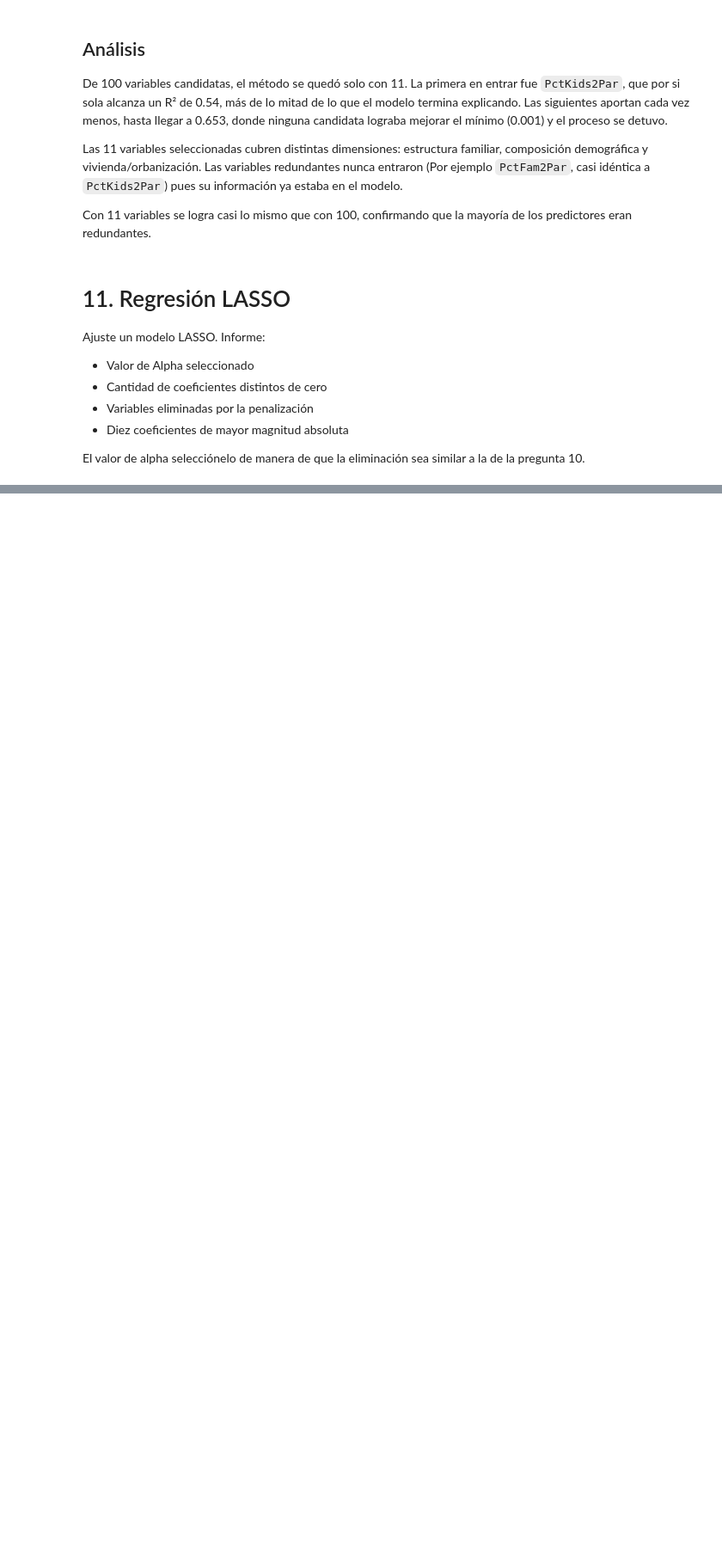
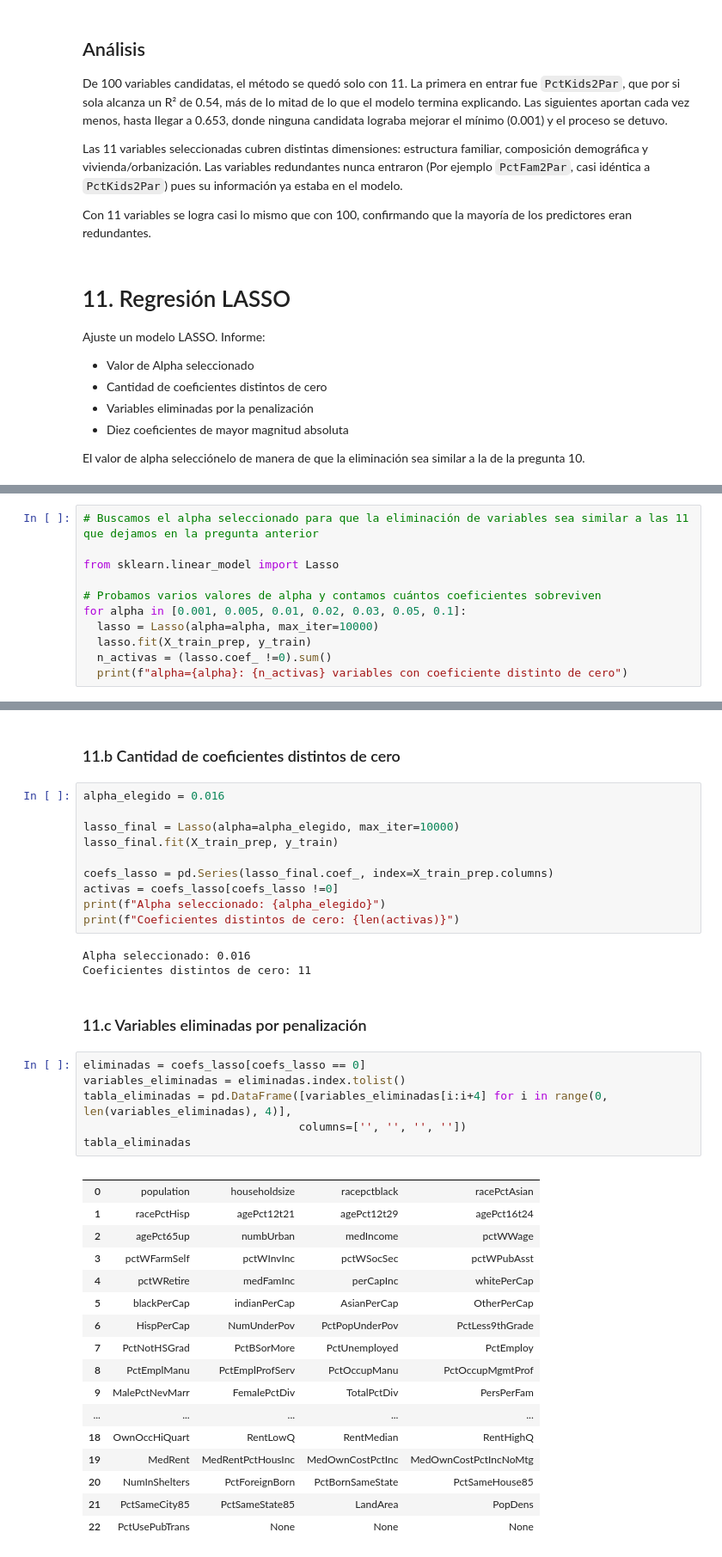
Before and after one commit to tomsolisesp/MagisterIA-UAI--MachineLearning1, a Jupyter notebook: Tarea_Machine_Learning_1.ipynb, the cells around one changed output, grey strips where cells are left out. Shown at 86% size. Cells and saved outputs as stored; diff of their text form; blank space fills up the shorter version.

```diff
--- a/Tarea_Machine_Learning_1.ipynb
+++ b/Tarea_Machine_Learning_1.ipynb
@@ -593,0 +596,11 @@ El valor de alpha selecciónelo de manera de que la eliminación sea similar a l
+# %%
+# Buscamos el alpha seleccionado para que la eliminación de variables sea similar a las 11 que dejamos en la pregunta anterior
+
+from sklearn.linear_model import Lasso
+
+# Probamos varios valores de alpha y contamos cuántos coeficientes sobreviven
+for alpha in [0.001, 0.005, 0.01, 0.02, 0.03, 0.05, 0.1]:
+  lasso = Lasso(alpha=alpha, max_iter=10000)
+  lasso.fit(X_train_prep, y_train)
+  n_activas = (lasso.coef_ !=0).sum()
+  print(f"alpha={alpha}: {n_activas} variables con coeficiente distinto de cero")
@@ -593,0 +615,41 @@ El valor de alpha selecciónelo de manera de que la eliminación sea similar a l
+# %% [markdown]
+### 11.b Cantidad de coeficientes distintos de cero
+# %%
+alpha_elegido = 0.016
+
+lasso_final = Lasso(alpha=alpha_elegido, max_iter=10000)
+lasso_final.fit(X_train_prep, y_train)
+
+coefs_lasso = pd.Series(lasso_final.coef_, index=X_train_prep.columns)
+activas = coefs_lasso[coefs_lasso !=0]
+print(f"Alpha seleccionado: {alpha_elegido}")
+print(f"Coeficientes distintos de cero: {len(activas)}")
+# %% [output]
+Alpha seleccionado: 0.016
+Coeficientes distintos de cero: 11
+# %% [markdown]
+### 11.c Variables eliminadas por penalización
+# %%
+eliminadas = coefs_lasso[coefs_lasso == 0]
+variables_eliminadas = eliminadas.index.tolist()
+tabla_eliminadas = pd.DataFrame([variables_eliminadas[i:i+4] for i in range(0, len(variables_eliminadas), 4)],
+                                columns=['', '', '', ''])
+tabla_eliminadas
+# %% [output]
+|  |  |  |  |  |
+| 0 | population | householdsize | racepctblack | racePctAsian |
+| 1 | racePctHisp | agePct12t21 | agePct12t29 | agePct16t24 |
+| 2 | agePct65up | numbUrban | medIncome | pctWWage |
+| 3 | pctWFarmSelf | pctWInvInc | pctWSocSec | pctWPubAsst |
+| 4 | pctWRetire | medFamInc | perCapInc | whitePerCap |
+| 5 | blackPerCap | indianPerCap | AsianPerCap | OtherPerCap |
+| 6 | HispPerCap | NumUnderPov | PctPopUnderPov | PctLess9thGrade |
+| 7 | PctNotHSGrad | PctBSorMore | PctUnemployed | PctEmploy |
+| 8 | PctEmplManu | PctEmplProfServ | PctOccupManu | PctOccupMgmtProf |
+| 9 | MalePctNevMarr | FemalePctDiv | TotalPctDiv | PersPerFam |
+| ... | ... | ... | ... | ... |
+| 18 | OwnOccHiQuart | RentLowQ | RentMedian | RentHighQ |
+| 19 | MedRent | MedRentPctHousInc | MedOwnCostPctInc | MedOwnCostPctIncNoMtg |
+| 20 | NumInShelters | PctForeignBorn | PctBornSameState | PctSameHouse85 |
+| 21 | PctSameCity85 | PctSameState85 | LandArea | PopDens |
+| 22 | PctUsePubTrans | None | None | None |
```
Also changed, not shown: parts of 5 cells of this notebook.
